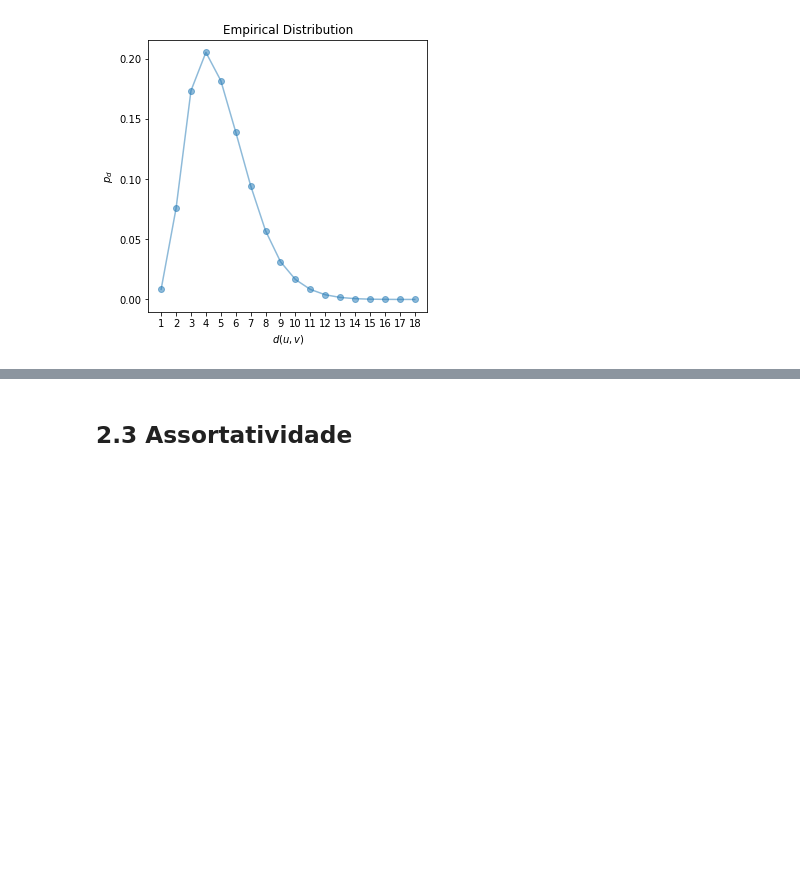
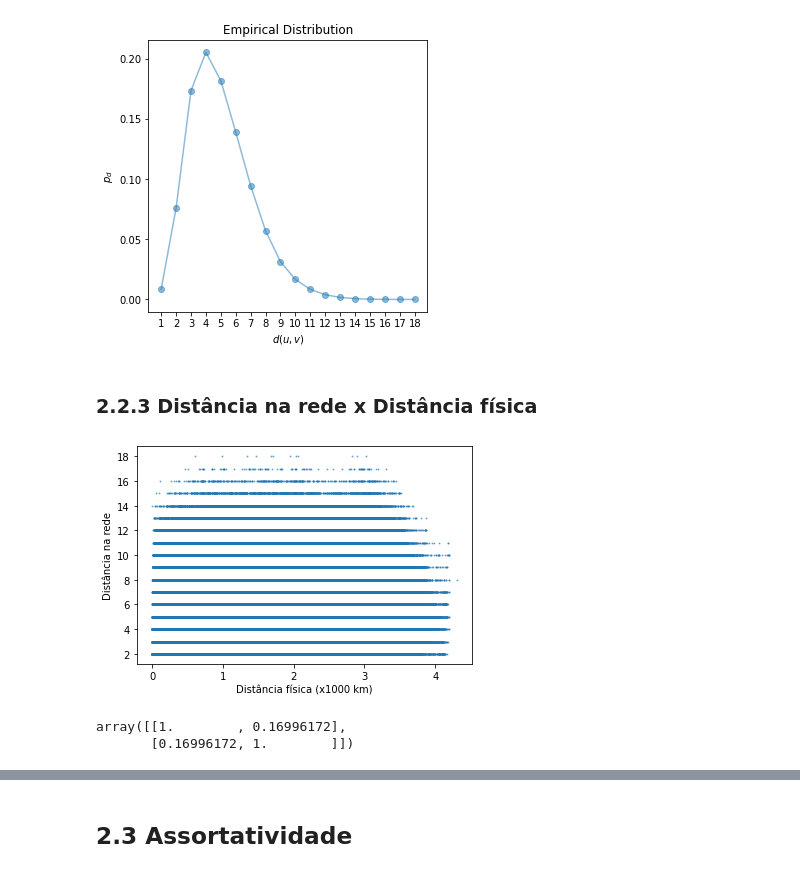
Before and after one commit to girsant/COVID_19, a Jupyter notebook: CPS765_Trab2_AnaliseCleiton.ipynb, the cells around one changed output, grey strips where cells are left out. Drawn from its saved outputs; the diff is of its cells as text; code cells hidden in the pictures; blank space fills up the shorter version.

```diff
--- a/CPS765_Trab2_AnaliseCleiton.ipynb
+++ b/CPS765_Trab2_AnaliseCleiton.ipynb
@@ -467,3 +471,23 @@ plt.plot(x,pmf, alpha=0.5)
 plt.show()
 # %% [output]
 [figure]
+# %% [markdown]
+### 2.2.3 Distância na rede x Distância física
+# %%
+dr_df = [(dic_dist[u][v], calculaDist((S.nodes[u]['latitude'], S.nodes[u]['longitude']),(S.nodes[v]['latitude'], S.nodes[v]['longitude']))/1000)
+ for u, v, j in jaccard]
+# %%
+dr = np.array([dr for dr,_ in dr_df])
+df = np.array([df for _,df in dr_df])
+# %%
+plt.scatter(df,dr, s=1, alpha=0.5)
+plt.xlabel('Distância física (x1000 km)')
+plt.ylabel('Distância na rede')
+plt.show()
+# %% [output]
+[figure, added]
+# %%
+np.corrcoef(df,dr)
+# %% [output]
+array([[1.        , 0.16996172],
+       [0.16996172, 1.        ]])
```
Also changed, not shown: parts of 84 cells of this notebook.
